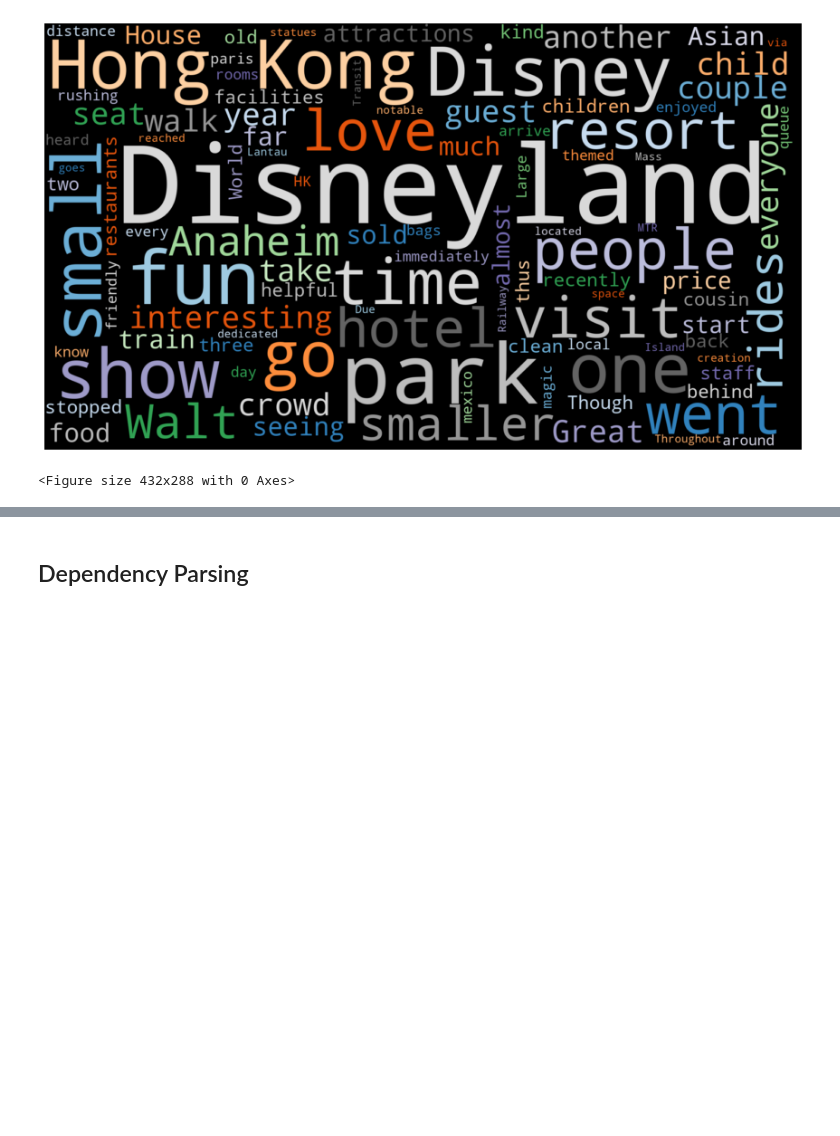
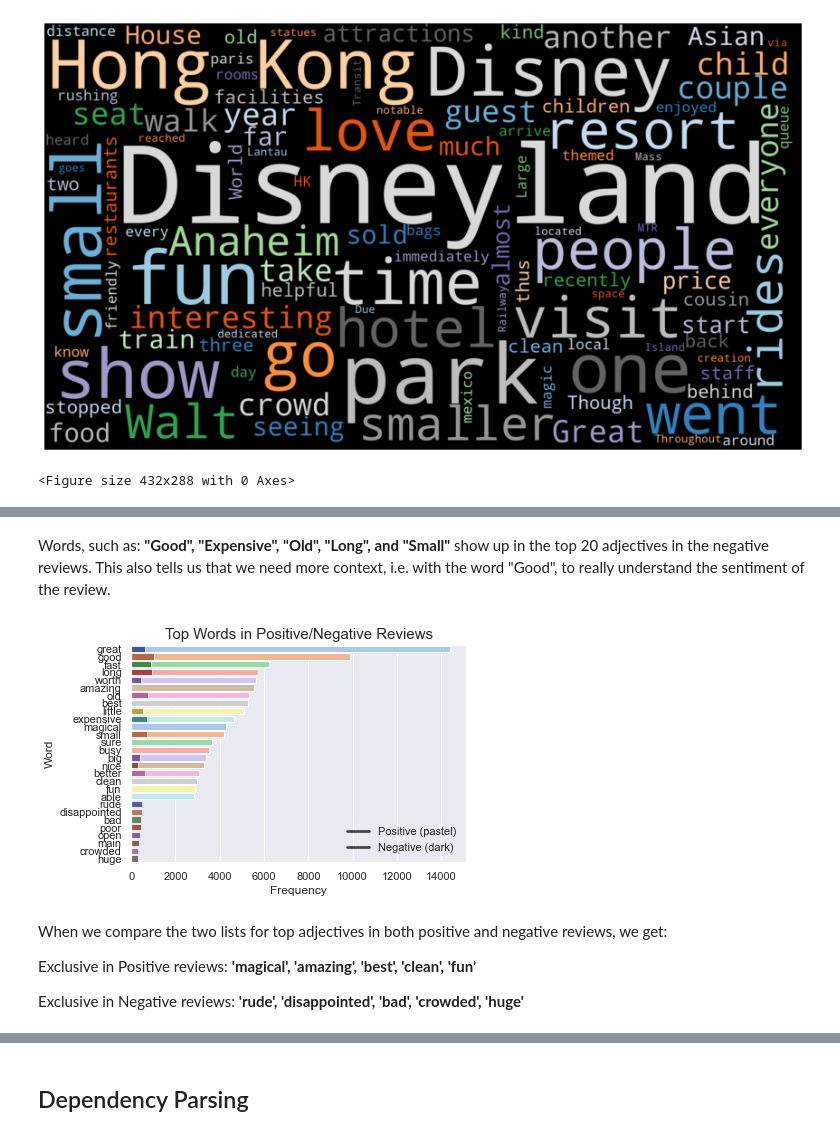
Before and after one commit to sandra-t-3282/Sentiment_Analysis_Disney_Parks_Reviews, a Jupyter notebook: NLP_spaCy_topic_modeling.ipynb, the cells around one changed output, grey strips where cells are left out. Drawn from its saved outputs; the diff is of its cells as text; code cells hidden in the pictures; blank space fills up the shorter version.

```diff
--- a/NLP_spaCy_topic_modeling.ipynb
+++ b/NLP_spaCy_topic_modeling.ipynb
@@ -357,0 +298,29 @@ So the lists of word frequencies from both the Positive/Negative and High/Low Se
+# %% [markdown]
+Words, such as: **"Good", "Expensive", "Old", "Long", and "Small"** show up in the top 20 adjectives in the negative reviews. This also tells us that we need more context, i.e. with the word "Good", to really understand the sentiment of the review.
+# %%
+# Overlap of top 20 words in both positive and negative reviews
+A = dict(top_pos_adj)
+B = dict(top_neg_adj)
+df_AB = pd.concat([pd.Series(A, name='Positive'), pd.Series(B, name='Negative')], axis=1)
+
+# Words in Positive Reviews (pastel colors)
+sns.barplot(x=df_AB.Positive.values, y=df_AB.index, palette='pastel', alpha=1, label='Positive')
+# Words in Negative Reviews (dark colors)
+sns.barplot(x=df_AB.Negative.values, y=df_AB.index, palette='dark', alpha=0.7, label='Negative')#, bottom=df_AB.Negative.values)
+
+plt.xlabel("Frequency", fontsize=12)
+plt.ylabel("Word", fontsize=12)
+plt.title("Top Words in Positive/Negative Reviews", fontsize=15)
+
+plt.legend(labels=["Positive (pastel)", "Negative (dark)"], frameon=False, loc="lower right")
+plt.show()
+
+# plt.savefig('top_20_pos_neg_barplot.jpg')
+# %% [output]
+[figure, added]
+# %% [markdown]
+When we compare the two lists for top adjectives in both positive and negative reviews, we get:
+
+Exclusive in Positive reviews: **'magical', 'amazing', 'best', 'clean', 'fun'**
+
+Exclusive in Negative reviews: **'rude', 'disappointed', 'bad', 'crowded', 'huge'**
```
Also changed, not shown: parts of 24 cells of this notebook.
